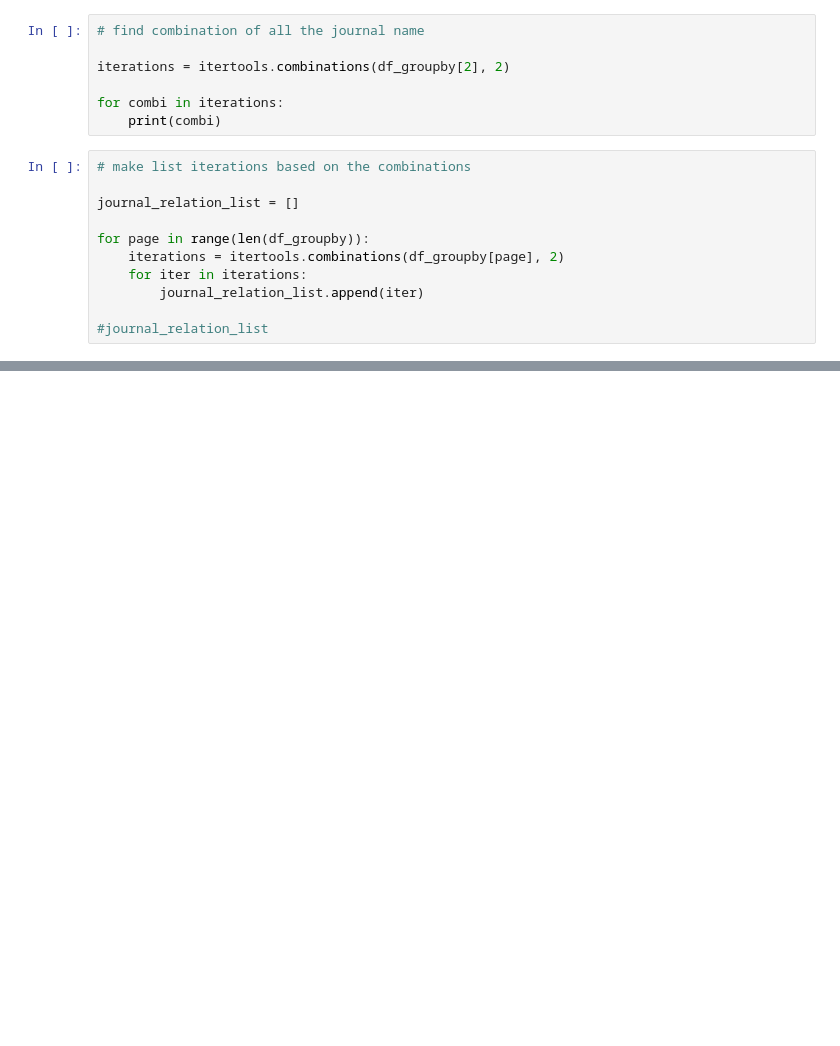
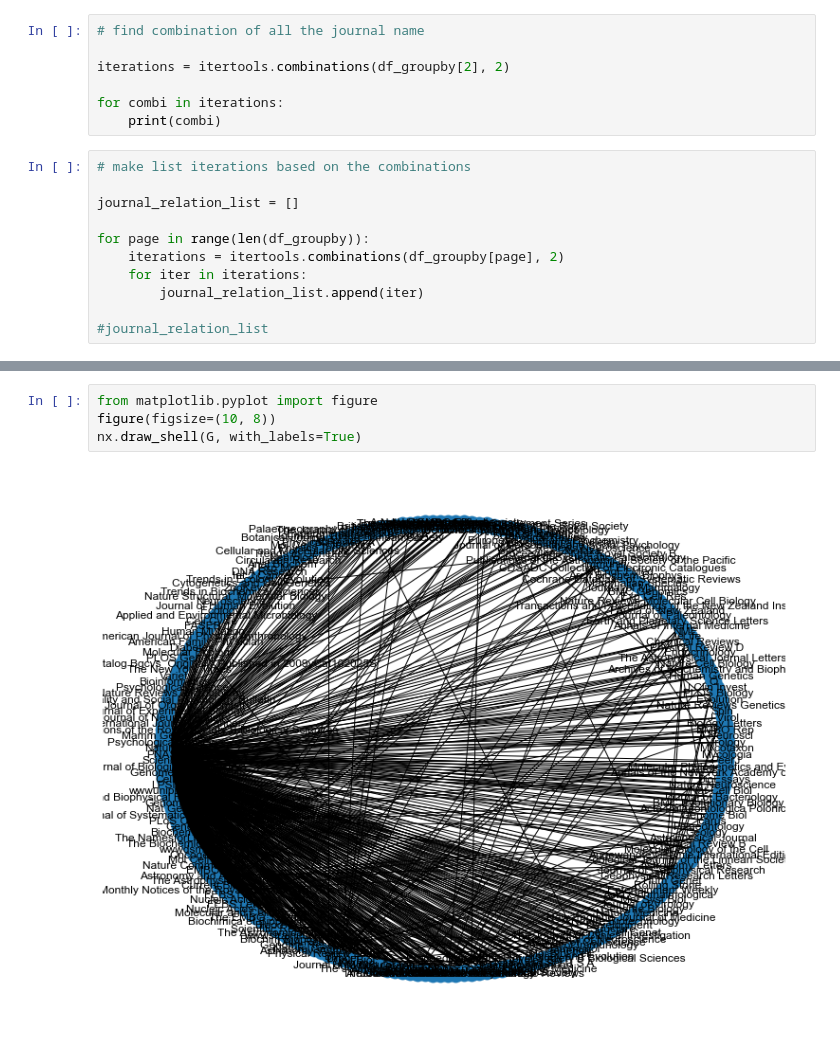
Before and after one commit to stepkurniawan/network-analysis-wikipedia-journals, a Jupyter notebook: codes/2_Data_preparation.ipynb, the cells around one changed output, grey strips where cells are left out. Cells and saved outputs as stored; diff of their text form; blank space fills up the shorter version.

```diff
--- a/codes/2_Data_preparation.ipynb
+++ b/codes/2_Data_preparation.ipynb
@@ -94,0 +212,6 @@ df3.hist(column='Weight')
+# %%
+from matplotlib.pyplot import figure
+figure(figsize=(10, 8))
+nx.draw_shell(G, with_labels=True)
+# %% [output]
+[figure, added]
```
Also changed, not shown: parts of 30 cells of this notebook, 1 other file.
